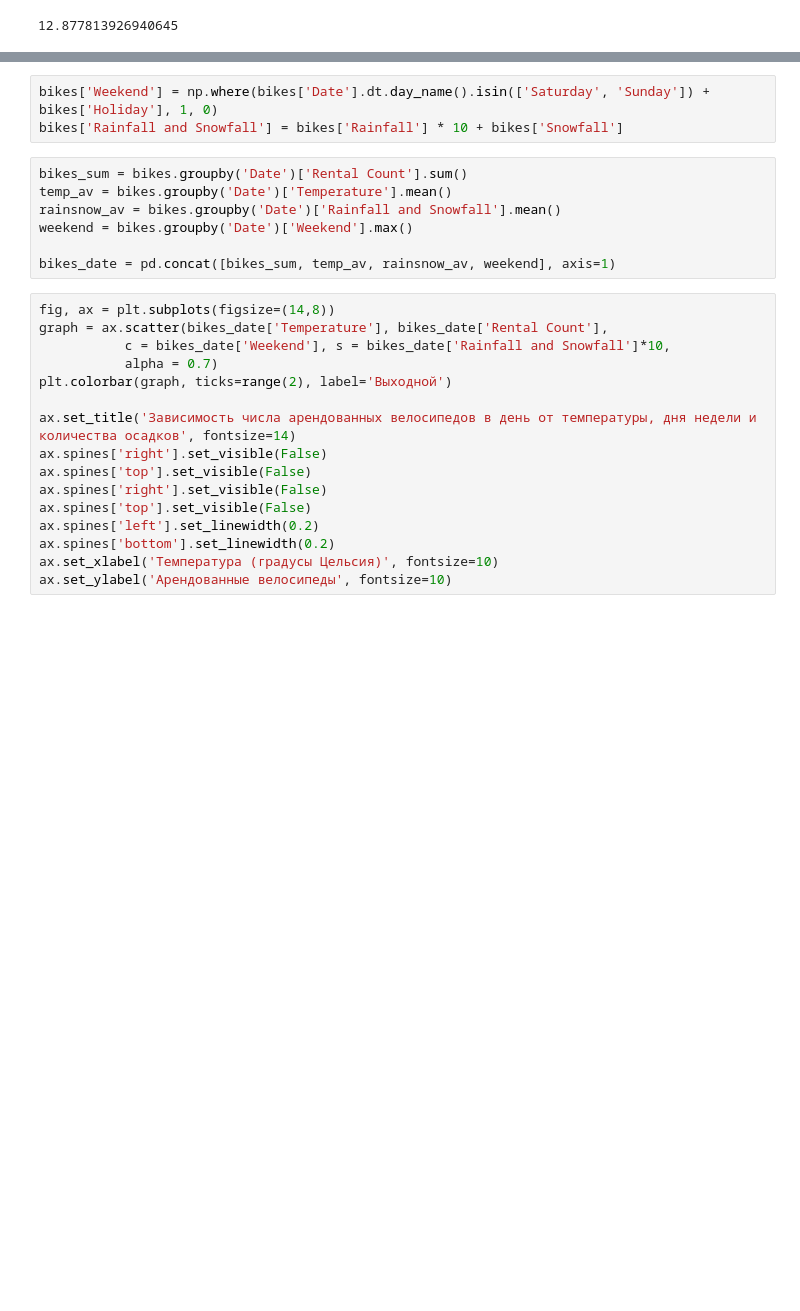
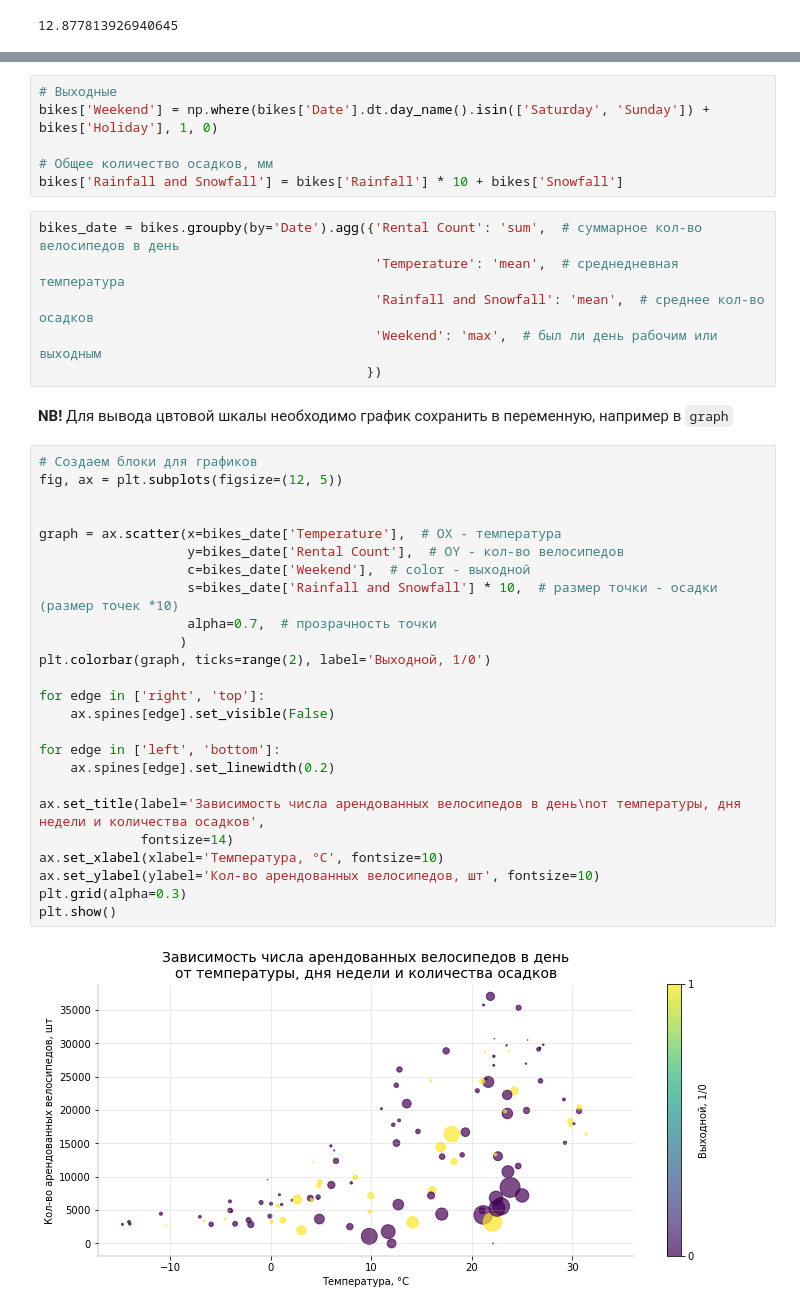
Before and after one commit to koryagin2006/HSE_Statistics_for_data_analysis, a Jupyter notebook: 01_12_Viz.ipynb, the cells around one changed output, grey strips where cells are left out. Cells and saved outputs as stored; diff of their text form; blank space fills up the shorter version.

```diff
--- a/01_12_Viz.ipynb
+++ b/01_12_Viz.ipynb
@@ -107,26 +121,41 @@ fig.savefig('./uploads/temps.png', dpi=100)
 # %%
+# Выходные
 bikes['Weekend'] = np.where(bikes['Date'].dt.day_name().isin(['Saturday', 'Sunday']) + bikes['Holiday'], 1, 0)
+
+# Общее количество осадков, мм
 bikes['Rainfall and Snowfall'] = bikes['Rainfall'] * 10 + bikes['Snowfall']
-# %%
-bikes_sum = bikes.groupby('Date')['Rental Count'].sum()
-temp_av = bikes.groupby('Date')['Temperature'].mean()
-rainsnow_av = bikes.groupby('Date')['Rainfall and Snowfall'].mean()
-weekend = bikes.groupby('Date')['Weekend'].max()
-
-bikes_date = pd.concat([bikes_sum, temp_av, rainsnow_av, weekend], axis=1)
+# %%
+bikes_date = bikes.groupby(by='Date').agg({'Rental Count': 'sum',  # суммарное кол-во велосипедов в день
+                                           'Temperature': 'mean',  # среднедневная температура
+                                           'Rainfall and Snowfall': 'mean',  # среднее кол-во осадков
+                                           'Weekend': 'max',  # был ли день рабочим или выходным
+                                          })
+# %% [markdown]
+**NB!** Для вывода цвтовой шкалы необходимо график сохранить в переменную, например в `graph`
 # %%
-fig, ax = plt.subplots(figsize=(14,8))
-graph = ax.scatter(bikes_date['Temperature'], bikes_date['Rental Count'],
-           c = bikes_date['Weekend'], s = bikes_date['Rainfall and Snowfall']*10,
-           alpha = 0.7)
-plt.colorbar(graph, ticks=range(2), label='Выходной')
+# Создаем блоки для графиков
+fig, ax = plt.subplots(figsize=(12, 5))
 
-ax.set_title('Зависимость числа арендованных велосипедов в день от температуры, дня недели и количества осадков', fontsize=14)
-ax.spines['right'].set_visible(False)
-ax.spines['top'].set_visible(False)
-ax.spines['right'].set_visible(False)
-ax.spines['top'].set_visible(False)
-ax.spines['left'].set_linewidth(0.2)
-ax.spines['bottom'].set_linewidth(0.2)
-ax.set_xlabel('Температура (градусы Цельсия)', fontsize=10)
-ax.set_ylabel('Арендованные велосипеды', fontsize=10)
+
+graph = ax.scatter(x=bikes_date['Temperature'],  # OX - температура
+                   y=bikes_date['Rental Count'],  # OY - кол-во велосипедов
+                   c=bikes_date['Weekend'],  # color - выходной
+                   s=bikes_date['Rainfall and Snowfall'] * 10,  # размер точки - осадки (размер точек *10)
+                   alpha=0.7,  # прозрачность точки
+                  )
+plt.colorbar(graph, ticks=range(2), label='Выходной, 1/0')
+
+for edge in ['right', 'top']:
+    ax.spines[edge].set_visible(False)
+
+for edge in ['left', 'bottom']:
+    ax.spines[edge].set_linewidth(0.2)
+
+ax.set_title(label='Зависимость числа арендованных велосипедов в день\nот температуры, дня недели и количества осадков',
+             fontsize=14)
+ax.set_xlabel(xlabel='Температура, °C', fontsize=10)
+ax.set_ylabel(ylabel='Кол-во арендованных велосипедов, шт', fontsize=10)
+plt.grid(alpha=0.3)
+plt.show()
+# %% [output]
+[figure, added]
```
Also changed, not shown: parts of 7 cells of this notebook.
